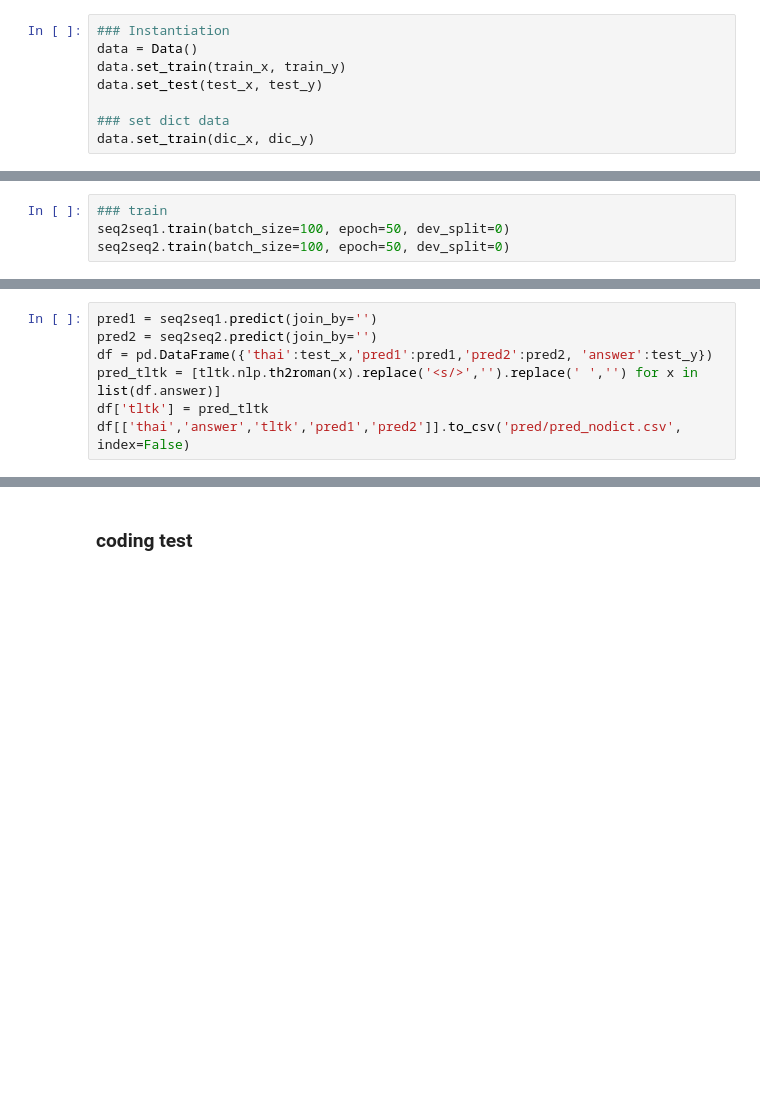
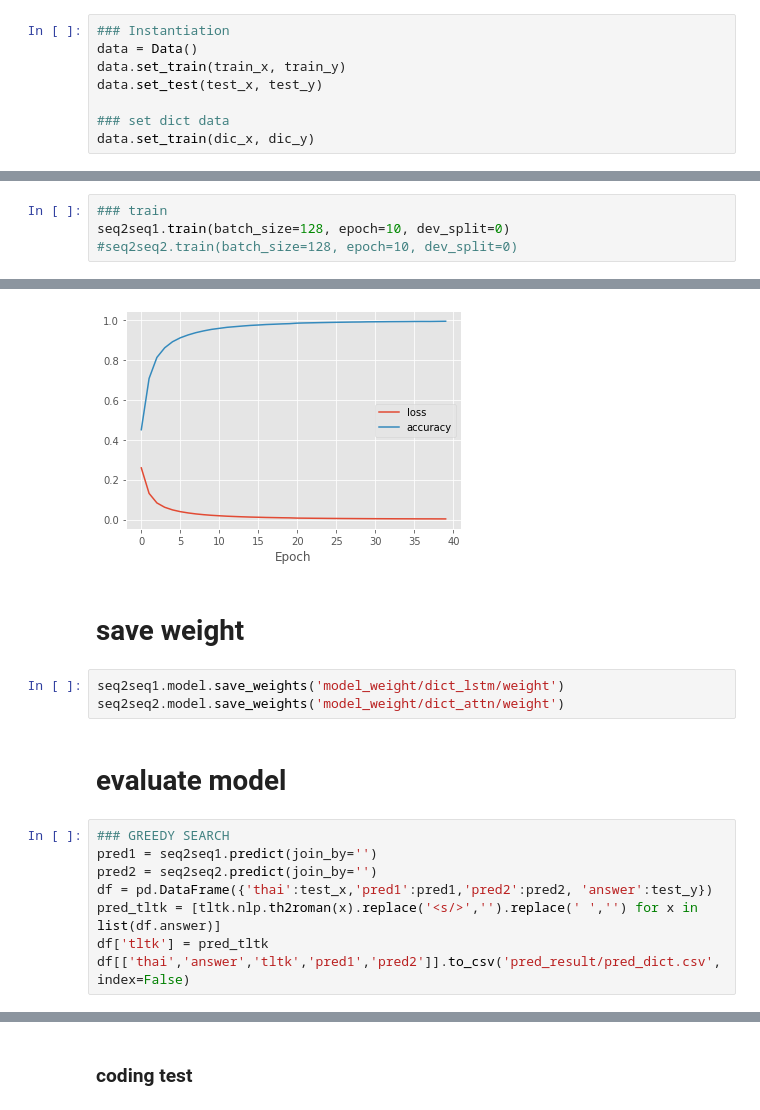
Before and after one commit to nozomiyamada/thai_romanization, a Jupyter notebook: train.ipynb, the cells around one changed output, grey strips where cells are left out. Drawn from its saved outputs; the diff is of its cells as text; blank space fills up the shorter version.

```diff
--- a/train.ipynb
+++ b/train.ipynb
@@ -31,4 +54,5 @@ seq2seq2.build(show_summary=True)
 # %%
 ### train
-seq2seq1.train(batch_size=100, epoch=50, dev_split=0)
-seq2seq2.train(batch_size=100, epoch=50, dev_split=0)
+seq2seq1.train(batch_size=128, epoch=10, dev_split=0)
+#seq2seq2.train(batch_size=128, epoch=10, dev_split=0)
+# %% [output]
@@ -35,10 +79,19 @@ seq2seq2.train(batch_size=100, epoch=50, dev_split=0)
+[figure, added]
+# %% [markdown]
+# save weight
+# %%
+seq2seq1.model.save_weights('model_weight/dict_lstm/weight')
+seq2seq2.model.save_weights('model_weight/dict_attn/weight')
+# %% [markdown]
+# evaluate model
 # %%
+### GREEDY SEARCH
 pred1 = seq2seq1.predict(join_by='')
 pred2 = seq2seq2.predict(join_by='')
 df = pd.DataFrame({'thai':test_x,'pred1':pred1,'pred2':pred2, 'answer':test_y})
 pred_tltk = [tltk.nlp.th2roman(x).replace('<s/>','').replace(' ','') for x in list(df.answer)]
 df['tltk'] = pred_tltk
-df[['thai','answer','tltk','pred1','pred2']].to_csv('pred/pred_nodict.csv', index=False)
+df[['thai','answer','tltk','pred1','pred2']].to_csv('pred_result/pred_dict.csv', index=False)
 # %%
 def evaluate(df):
     cols = df.columns
```
Also changed, not shown: parts of 10 cells of this notebook, 19 other files.
